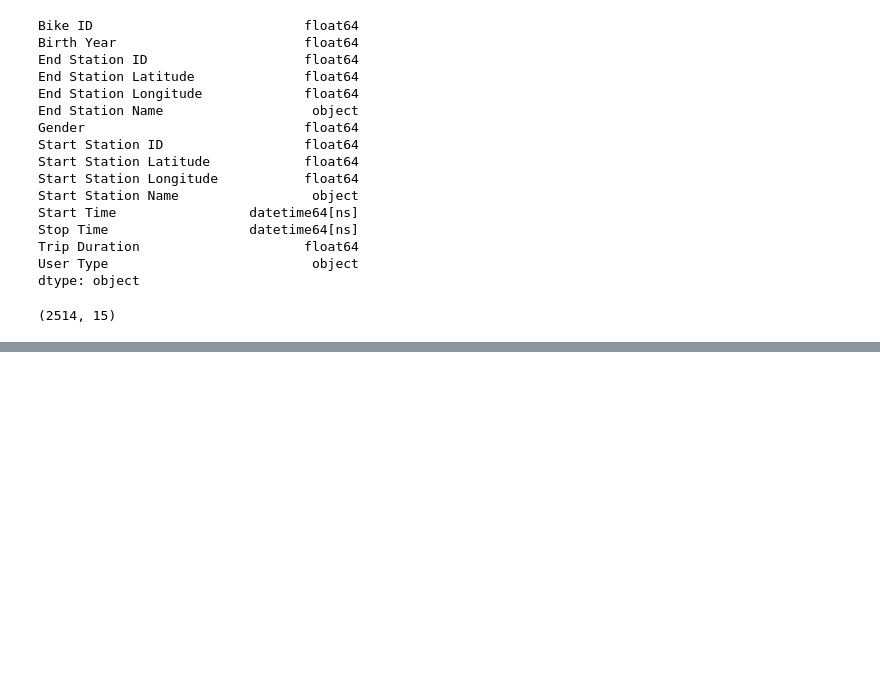
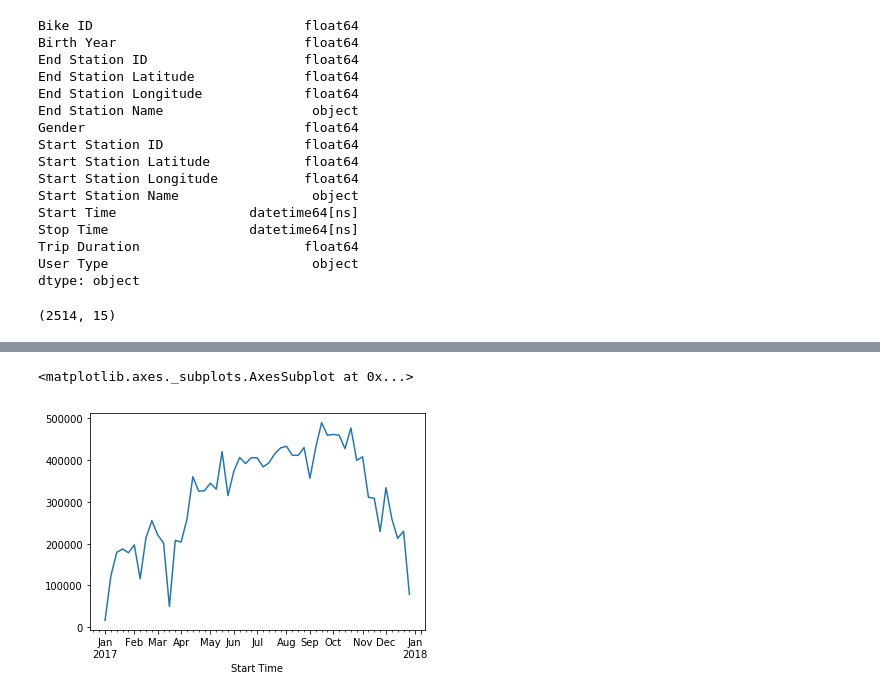
Before and after one commit to maxarvid/data-studio, a Jupyter notebook: code/02_bike_share/3_bikeshare_2017_EDA.ipynb, the cells around one changed output, grey strips where cells are left out. Saved outputs shown, nothing was run; the diff lists cells and outputs as text; code cells hidden in the pictures; blank space fills up the shorter version.

```diff
--- a/code/02_bike_share/3_bikeshare_2017_EDA.ipynb
+++ b/code/02_bike_share/3_bikeshare_2017_EDA.ipynb
@@ -272,0 +278,5 @@ df[df['Bike ID'] == 25738.0].shape
+# %%
+df.resample('W', on='Start Time')['Start Time'].count().plot()
+# %% [output]
+<matplotlib.axes._subplots.AxesSubplot at 0x...>
+[figure, added]
```
Also changed, not shown: parts of 52 cells of this notebook, 3 other files.
